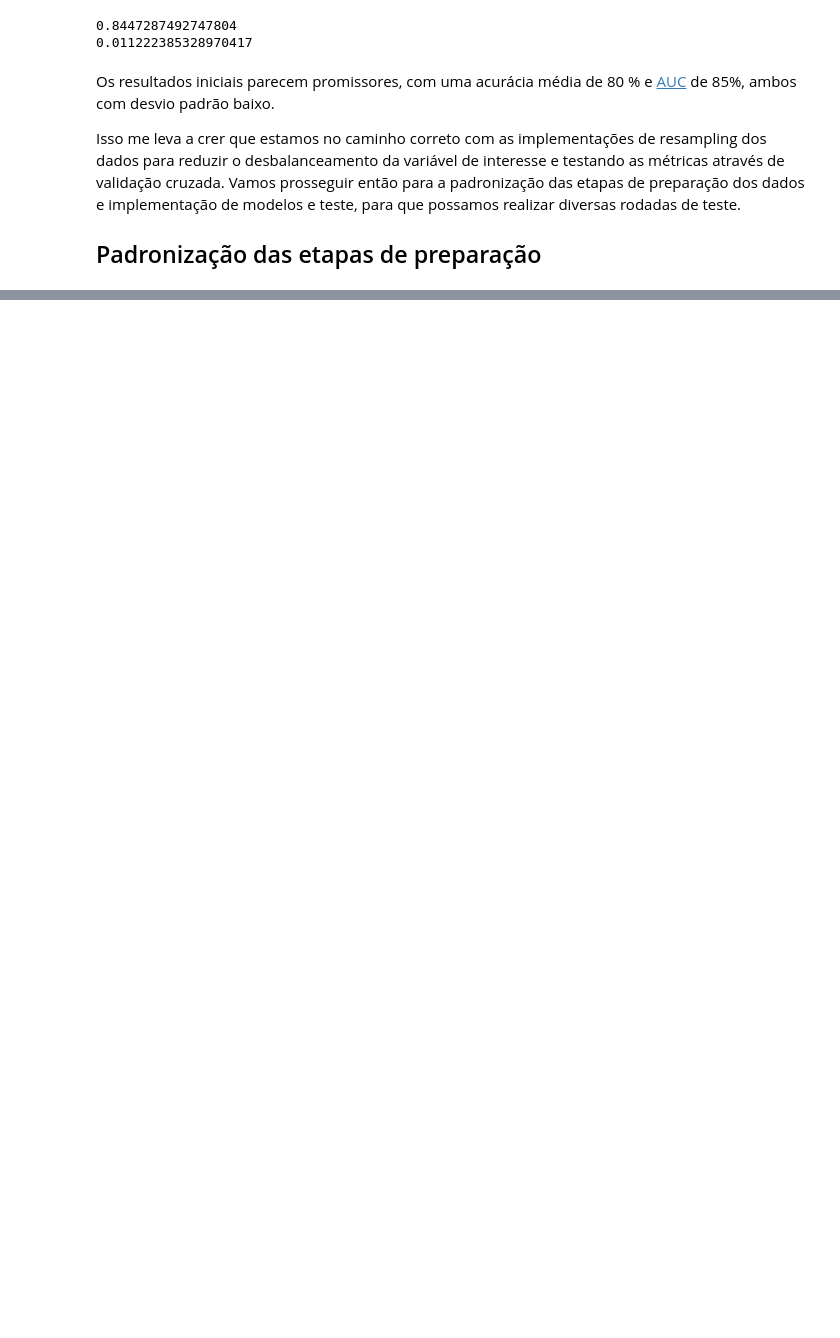
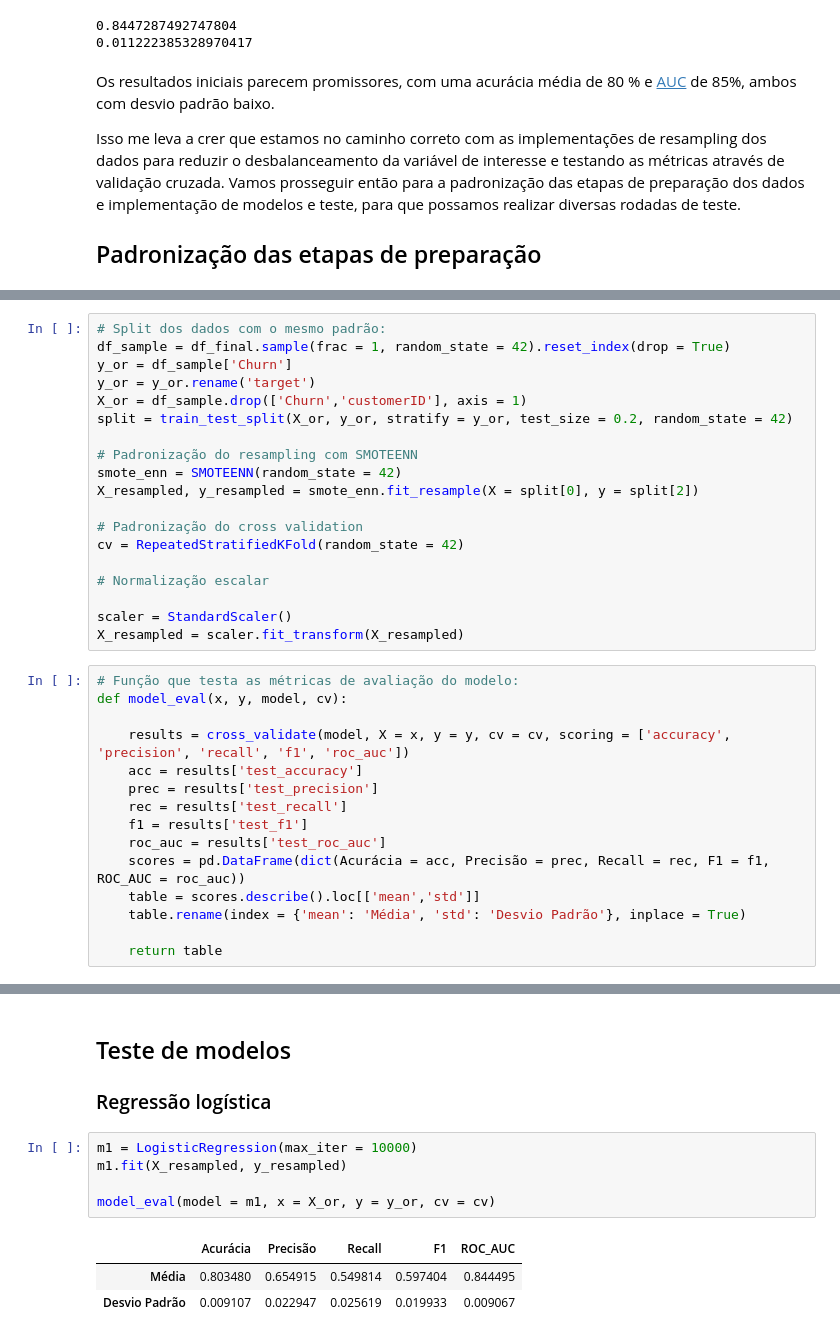
Before and after one commit to RPGraciotti/Novexus_alura_challenge, a Jupyter notebook: notebook_projeto.ipynb, the cells around one changed output, grey strips where cells are left out. Drawn from its saved outputs; the diff is of its cells as text; blank space fills up the shorter version.

Commit message:
padronização de testes ML

```diff
--- a/notebook_projeto.ipynb
+++ b/notebook_projeto.ipynb
@@ -1050,0 +1048,34 @@ Isso me leva a crer que estamos no caminho correto com as implementações de re
+# %%
+# Split dos dados com o mesmo padrão:
+df_sample = df_final.sample(frac = 1, random_state = 42).reset_index(drop = True)
+y_or = df_sample['Churn']
+y_or = y_or.rename('target')
+X_or = df_sample.drop(['Churn','customerID'], axis = 1)
+split = train_test_split(X_or, y_or, stratify = y_or, test_size = 0.2, random_state = 42)
+
+# Padronização do resampling com SMOTEENN
+smote_enn = SMOTEENN(random_state = 42)
+X_resampled, y_resampled = smote_enn.fit_resample(X = split[0], y = split[2])
+
+# Padronização do cross validation
+cv = RepeatedStratifiedKFold(random_state = 42)
+
+# Normalização escalar
+
+scaler = StandardScaler()
+X_resampled = scaler.fit_transform(X_resampled)
+# %%
+# Função que testa as métricas de avaliação do modelo:
+def model_eval(x, y, model, cv):
+
+    results = cross_validate(model, X = x, y = y, cv = cv, scoring = ['accuracy', 'precision', 'recall', 'f1', 'roc_auc'])
+    acc = results['test_accuracy']
+    prec = results['test_precision']
+    rec = results['test_recall']
+    f1 = results['test_f1']
+    roc_auc = results['test_roc_auc']
+    scores = pd.DataFrame(dict(Acurácia = acc, Precisão = prec, Recall = rec, F1 = f1, ROC_AUC = roc_auc))
+    table = scores.describe().loc[['mean','std']]
+    table.rename(index = {'mean': 'Média', 'std': 'Desvio Padrão'}, inplace = True)
+
+    return table
@@ -1050,0 +1084,12 @@ Isso me leva a crer que estamos no caminho correto com as implementações de re
+# %% [markdown]
+## Teste de modelos
+### Regressão logística
+# %%
+m1 = LogisticRegression(max_iter = 10000)
+m1.fit(X_resampled, y_resampled)
+
+model_eval(model = m1, x = X_or, y = y_or, cv = cv)
+# %% [output]
+|  | Acurácia | Precisão | Recall | F1 | ROC_AUC |
+| Média | 0.803480 | 0.654915 | 0.549814 | 0.597404 | 0.844495 |
+| Desvio Padrão | 0.009107 | 0.022947 | 0.025619 | 0.019933 | 0.009067 |
```
Also changed, not shown: parts of 17 cells of this notebook.
